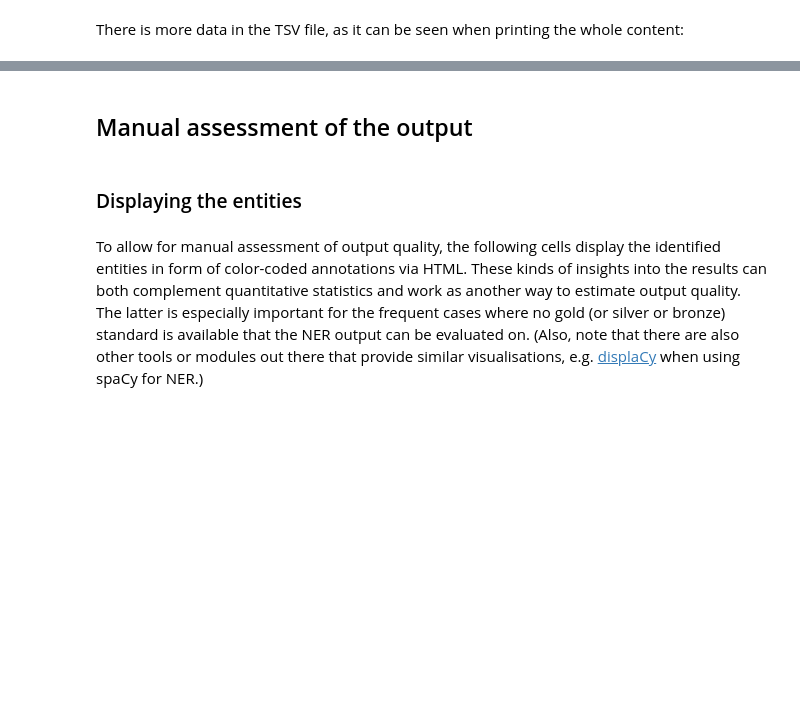
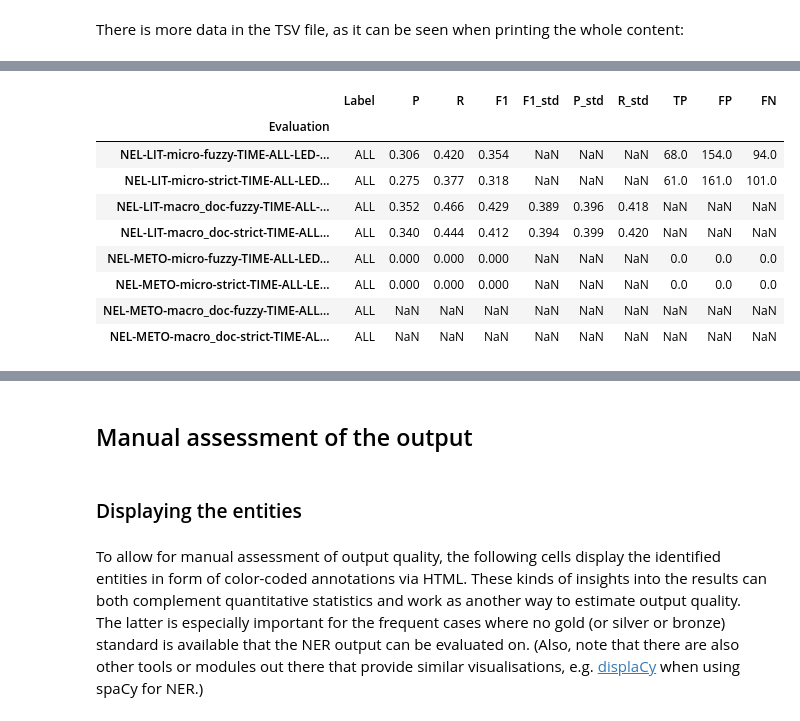
Before and after one commit to pelagios/llm-lod-enriching-heritage, a Jupyter notebook: notebooks/evaluation/evaluation.ipynb, the cells around one changed output, grey strips where cells are left out. Cells and saved outputs as stored; diff of their text form; code cells hidden in the pictures; blank space fills up the shorter version.

```diff
--- a/notebooks/evaluation/evaluation.ipynb
+++ b/notebooks/evaluation/evaluation.ipynb
@@ -382,0 +507,17 @@ System  Evaluation      Label   P       R       F1      F1_std  P_std   R_std
+# %%
+eval_df = pd.read_csv('./data/evaluations/sample_nel.tsv', sep='\t')
+eval_df.drop(columns=['System'], inplace=True)
+eval_df.set_index('Evaluation', inplace=True)
+# %%
+eval_df
+# %% [output]
+|  | Label | P | R | F1 | F1_std | P_std | R_std | TP | FP | FN |
+| Evaluation |  |  |  |  |  |  |  |  |  |  |
+| NEL-LIT-micro-fuzzy-TIME-ALL-LED-... | ALL | 0.306 | 0.420 | 0.354 | NaN | NaN | NaN | 68.0 | 154.0 | 94.0 |
+| NEL-LIT-micro-strict-TIME-ALL-LED... | ALL | 0.275 | 0.377 | 0.318 | NaN | NaN | NaN | 61.0 | 161.0 | 101.0 |
+| NEL-LIT-macro_doc-fuzzy-TIME-ALL-... | ALL | 0.352 | 0.466 | 0.429 | 0.389 | 0.396 | 0.418 | NaN | NaN | NaN |
+| NEL-LIT-macro_doc-strict-TIME-ALL... | ALL | 0.340 | 0.444 | 0.412 | 0.394 | 0.399 | 0.420 | NaN | NaN | NaN |
+| NEL-METO-micro-fuzzy-TIME-ALL-LED... | ALL | 0.000 | 0.000 | 0.000 | NaN | NaN | NaN | 0.0 | 0.0 | 0.0 |
+| NEL-METO-micro-strict-TIME-ALL-LE... | ALL | 0.000 | 0.000 | 0.000 | NaN | NaN | NaN | 0.0 | 0.0 | 0.0 |
+| NEL-METO-macro_doc-fuzzy-TIME-ALL... | ALL | NaN | NaN | NaN | NaN | NaN | NaN | NaN | NaN | NaN |
+| NEL-METO-macro_doc-strict-TIME-AL... | ALL | NaN | NaN | NaN | NaN | NaN | NaN | NaN | NaN | NaN |
```
Also changed, not shown: parts of 53 cells of this notebook.
